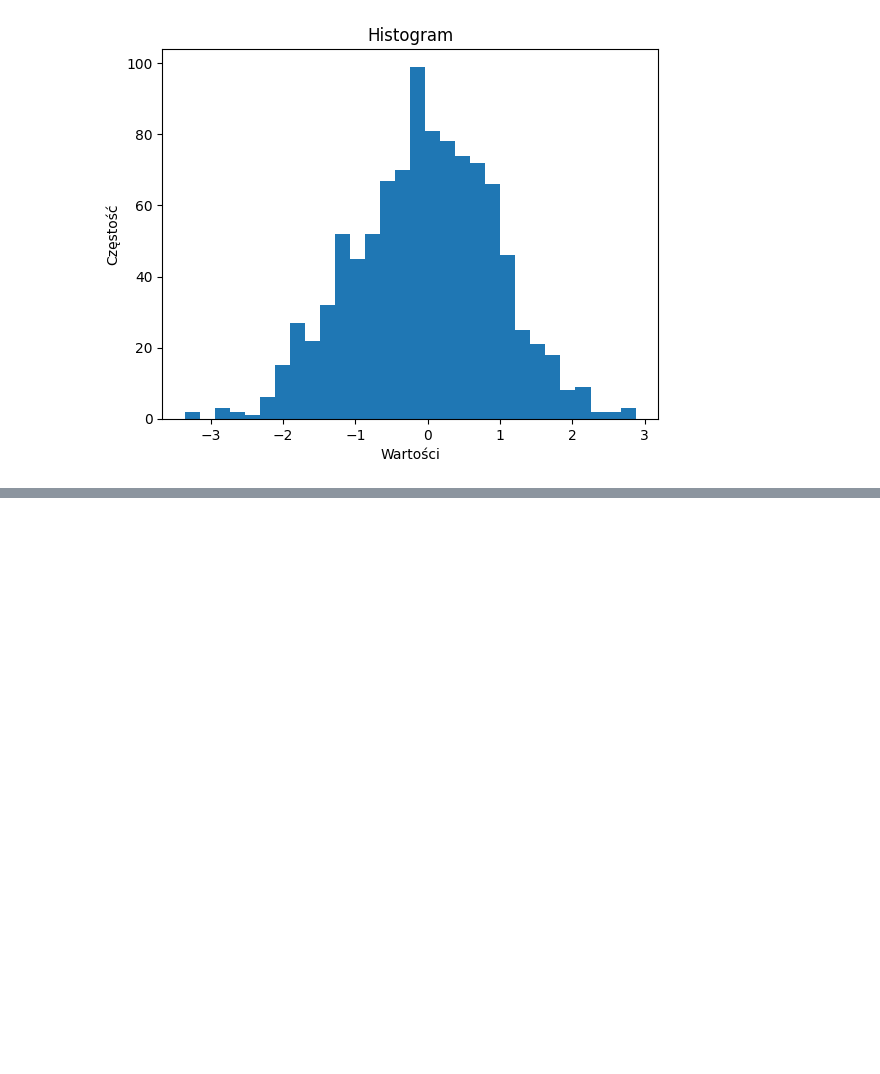
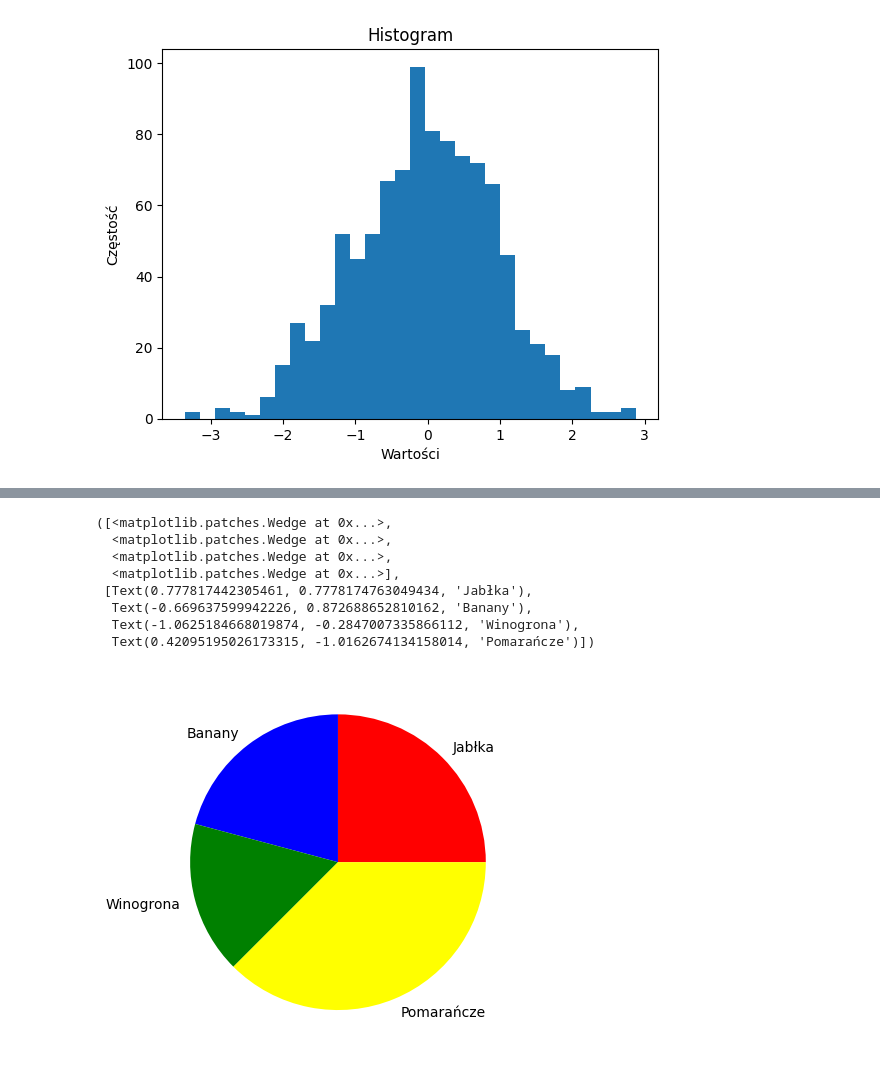
Before and after one commit to rajkonkret/PythonAnalizaDanych_17_11_2025, a Jupyter notebook: cwiczenie5.ipynb, the cells around one changed output, grey strips where cells are left out. Cells and saved outputs as stored; diff of their text form; code cells hidden in the pictures; blank space fills up the shorter version.

```diff
--- a/cwiczenie5.ipynb
+++ b/cwiczenie5.ipynb
@@ -344,0 +353,12 @@ plt.show()
+# %%
+plt.pie(sizes, labels=labels, colors=colors)
+# %% [output]
+([<matplotlib.patches.Wedge at 0x...>,
+  <matplotlib.patches.Wedge at 0x...>,
+  <matplotlib.patches.Wedge at 0x...>,
+  <matplotlib.patches.Wedge at 0x...>],
+ [Text(0.777817442305461, 0.7778174763049434, 'Jabłka'),
+  Text(-0.669637599942226, 0.872688652810162, 'Banany'),
+  Text(-1.0625184668019874, -0.2847007335866112, 'Winogrona'),
+  Text(0.42095195026173315, -1.0162674134158014, 'Pomarańcze')])
+[figure, added]
```
Also changed, not shown: parts of 11 cells of this notebook, 2 other files.
